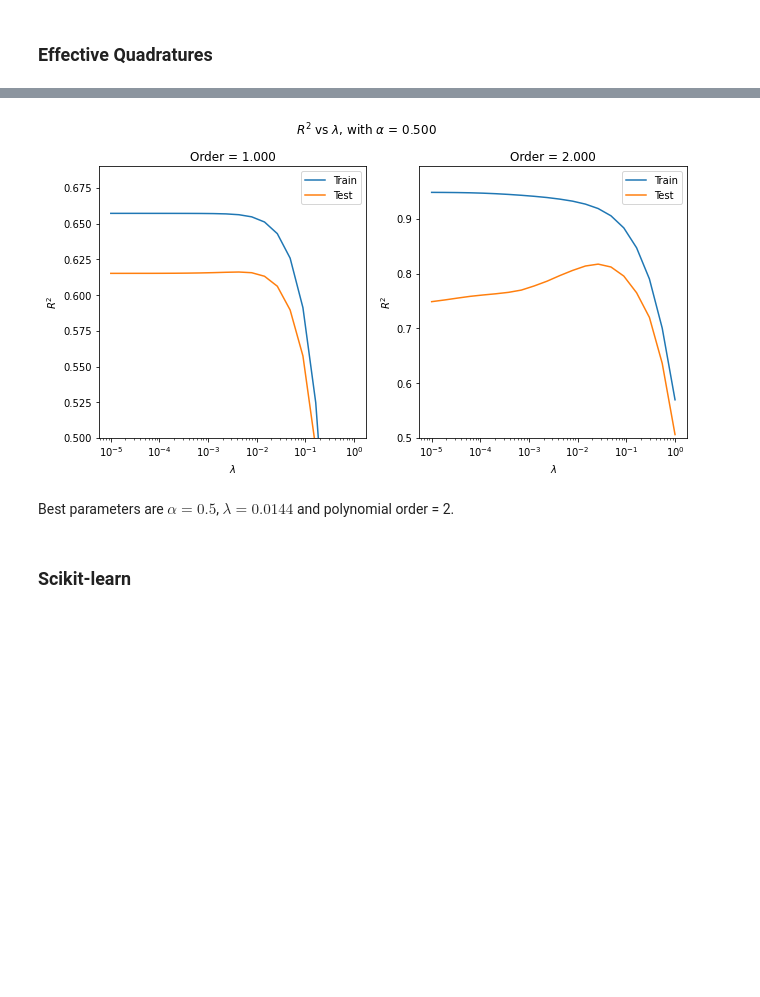
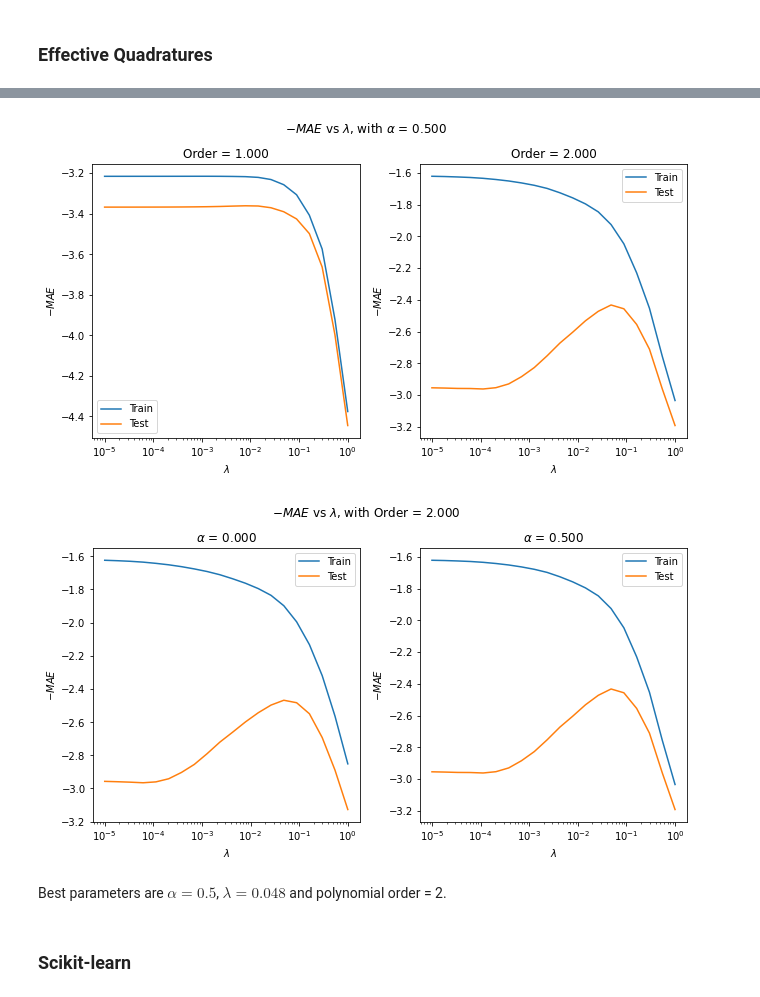
Before and after one commit to ascillitoe/EQ-live, a Jupyter notebook: Prototyping/ML_regression/robust_regression/boston_housing.ipynb, the cells around one changed output, grey strips where cells are left out. Drawn from its saved outputs; the diff is of its cells as text; code cells hidden in the pictures; blank space fills up the shorter version.

```diff
--- a/Prototyping/ML_regression/robust_regression/boston_housing.ipynb
+++ b/Prototyping/ML_regression/robust_regression/boston_housing.ipynb
@@ -75,8 +94,9 @@ class EQmodel(object):
 
     def score(self,X,y):
         ypred = self.poly.get_polyfit(X)
-        r2 = r2_score(ypred,y)
-        return r2
+        #r2 = r2_score(ypred,y)
+        MAE = mean_absolute_error(ypred,y)
+        return -MAE
 
     # For sklearn gridsearch compatibility
     def get_params(self, deep=True):
@@ -93,7 +113,7 @@ class EQmodel(object):
 # %%
 def myGridSearch(model,parameters,X,y,kfold=5):
     cv = KFold(n_splits=kfold,shuffle=True,random_state=42)
-    gs = GridSearchCV(model, parameters,return_train_score=True,cv=cv,verbose=2,n_jobs=-1)
+    gs = GridSearchCV(model, parameters,return_train_score=True,cv=cv,verbose=2,n_jobs=-1,scoring='neg_mean_absolute_error')
     gs.fit(X, y)
 
     print("Best score = %.3f with parameters:" %gs.best_score_)
@@ -104,7 +124,9 @@ def myGridSearch(model,parameters,X,y,kfold=5):
     results = results.loc[:,~results.columns.str.contains('_time|split|rank|params')]
     return results
 
-def plot_GS(results,ranges,params,x_axis,sub_axis,index,scale='log'):
+def plot_GS(results,ranges,params,param_names,x_axis,sub_axis,index,scale='log'):
+    df_order = ['param_' + key for key in params.keys()]
+    results = results.sort_values(df_order)
     shape = [len(ranges[0]),len(ranges[1]),len(ranges[2])]
     mean_train_score = results['mean_train_score'].to_numpy().reshape(shape)
     mean_test_score = results['mean_test_score'].to_numpy().reshape(shape)
@@ -116,32 +138,32 @@ def plot_GS(results,ranges,params,x_axis,sub_axis,index,scale='log'):
     reorder = [x_axis, sub_axis, remain_axis]
     plot_train = mean_train_score.transpose(reorder)[:,:nplots,index]
     plot_test  = mean_test_score.transpose(reorder)[:,:nplots,index]
-    params = [params[i] for i in reorder]
+    param_names = [param_names[i] for i in reorder]
     ranges = [ranges[i] for i in reorder]
 
     if nplots==1:
         fig, ax1 = plt.subplots(1, 1,figsize=(4,5),constrained_layout=True)
     else:
         fig, (ax1, ax2) = plt.subplots(1, 2,figsize=(9,5),constrained_layout=True)
-    fig.suptitle('$R^2$ vs %s, with %s = %.3f' %(params[0],params[2],ranges[2][0]))
+    fig.suptitle('$-MAE$ vs %s, with %s = %.3f' %(param_names[0],param_names[2],ranges[2][index]))
     # subplot1
-    ax1.set_title('%s = %.3f' %(params[1],ranges[1][0]))
+    ax1.set_title('%s = %.3f' %(param_names[1],ranges[1][0]))
     ax1.plot(ranges[0],plot_train[:,0],label='Train')
     ax1.plot(ranges[0],plot_test[:,0],label='Test')
     ax1.set_xscale(scale)
-    ax1.set_xlabel(params[0])
-    ax1.set_ylabel('$R^2$')
-    ax1.set_ylim([0.5,1.05*np.max(plot_train[:,0])])
+    ax1.set_xlabel(param_names[0])
+    ax1.set_ylabel('$-MAE$')
+    #ax1.set_ylim([0.5,1.05*np.max(plot_train[:,0])])
     ax1.legend()
     if nplots==2:
         # subplot2
-        ax2.set_title('%s = %.3f' %(params[1],ranges[1][1]))
+        ax2.set_title('%s = %.3f' %(param_names[1],ranges[1][1]))
         ax2.plot(ranges[0],plot_train[:,1],label='Train')
         ax2.plot(ranges[0],plot_test[:,1],label='Test')
         ax2.set_xscale(scale)
-        ax2.set_xlabel(params[0])
-        ax2.set_ylabel('$R^2$')
-        ax2.set_ylim([0.5,1.05*np.max(plot_train[:,1])])
+        ax2.set_xlabel(param_names[0])
+        ax2.set_ylabel('$-MAE$')
+        #ax2.set_ylim([0.5,1.05*np.max(plot_train[:,1])])
         ax2.legend()
 
     plt.show()
@@ -184,7 +215,7 @@ mean_test_score for sklearn OLS (order=3) = 0.4720
 ### Effective Quadratures
 # %%
 lamda_range = np.logspace(-5, 0, 20)
-alpha_range = [0.5]
+alpha_range = [0,0.5,1]
 order_range = [1,2]
 params = {'lamda':lamda_range,'alpha':alpha_range,'order':order_range}
 elasticnet = EQmodel('elastic-net')
@@ -202,11 +233,14 @@ Best score = 0.818 with parameters:
 # %%
 ranges = [lamda_range,alpha_range,order_range]
-params = ['$\lambda$','$\\alpha$','Order']
-plot_GS(results_eq,ranges,params,0,2,0,scale='log')
+param_names = ['$\lambda$','$\\alpha$','Order']
+plot_GS(results_eq,ranges,params,param_names,0,2,1,scale='log')
+plot_GS(results_eq,ranges,params,param_names,0,1,1,scale='log')
+#x_axis,sub_axis,index
 # %% [output]
-[figure, old version]
+[figure, new version]
+[figure, added]
 # %% [markdown]
-Best parameters are $\alpha=0.5$, $\lambda=0.0144$ and polynomial order = 2.
+Best parameters are $\alpha=0.5$, $\lambda=0.048$ and polynomial order = 2.
 # %% [markdown]
 ### Scikit-learn
 # %%
```
Also changed, not shown: parts of 29 cells of this notebook, 53 other files.
